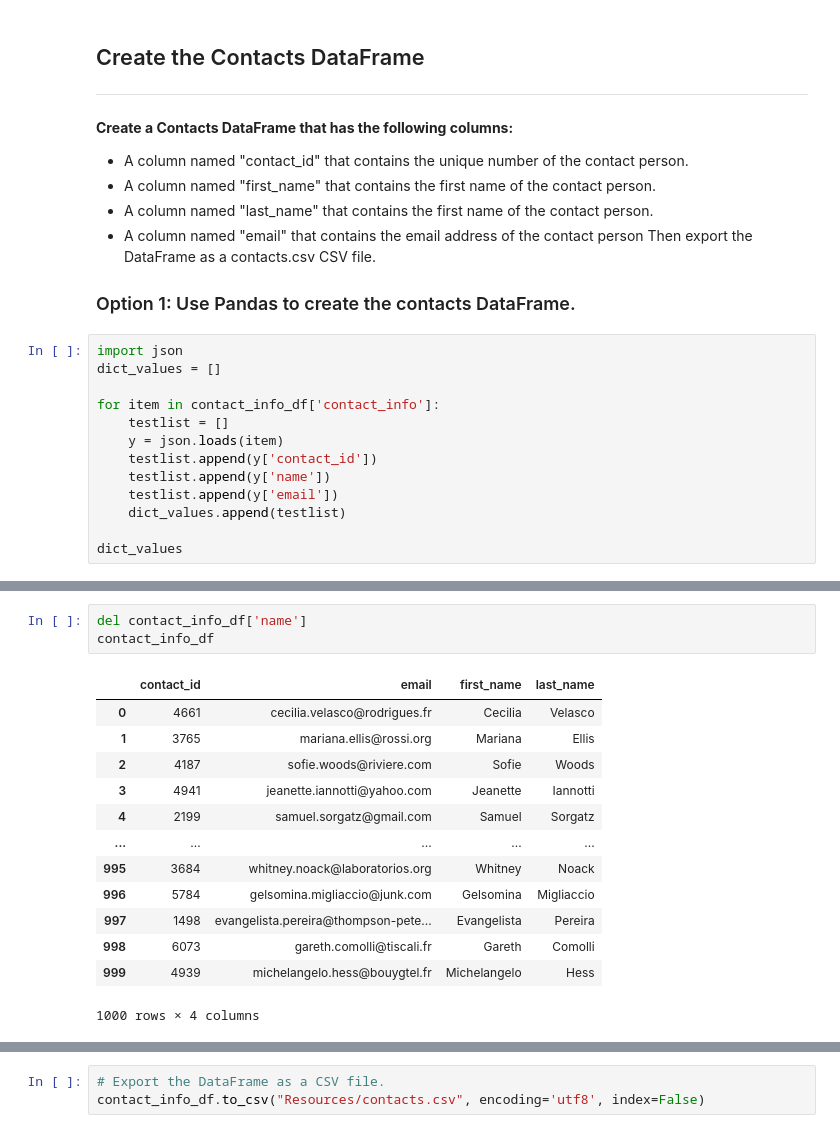
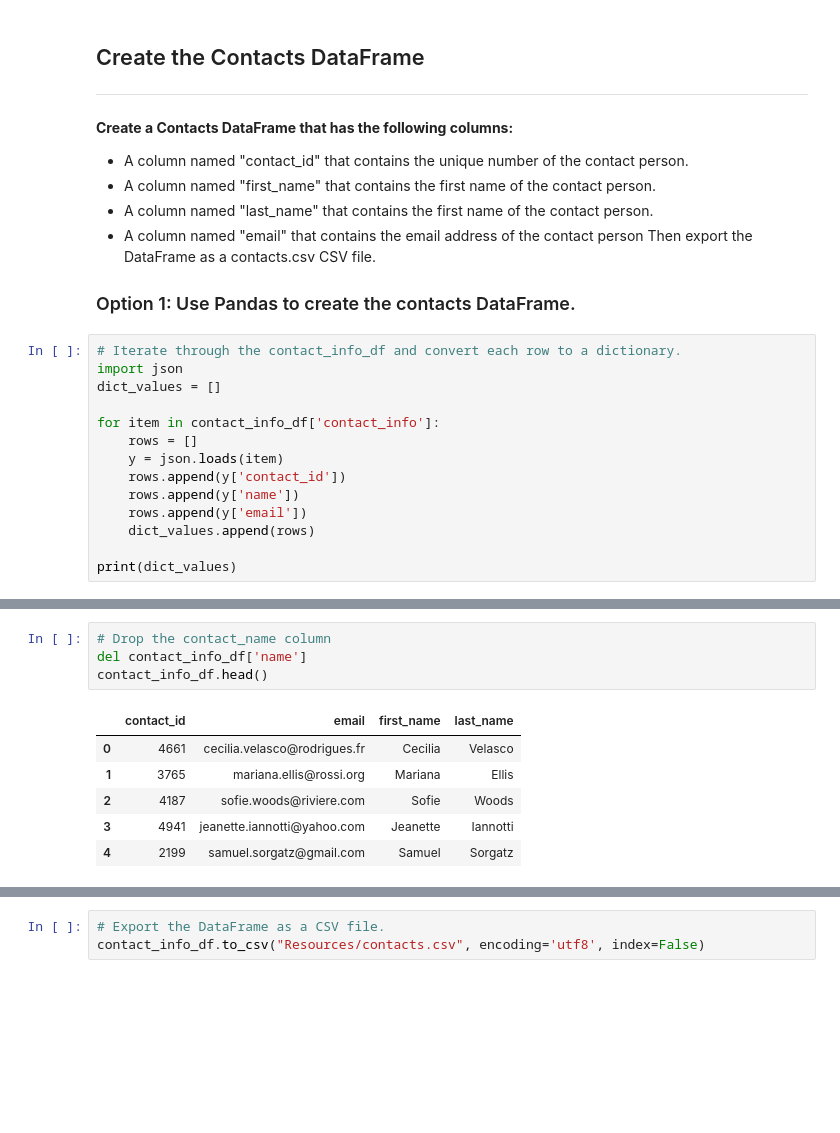
Before and after one commit to termehmohebbie/Crowdfunding-ETL, a Jupyter notebook: ETL_Mini_Project_TMohebbie.ipynb, the cells around one changed output, grey strips where cells are left out. Cells and saved outputs as stored; diff of their text form; blank space fills up the shorter version.

```diff
--- a/ETL_Mini_Project_TMohebbie.ipynb
+++ b/ETL_Mini_Project_TMohebbie.ipynb
@@ -325,16 +309,17 @@ Then export the DataFrame as a contacts.csv CSV file.
 
 ### Option 1: Use Pandas to create the contacts DataFrame.
 # %%
+# Iterate through the contact_info_df and convert each row to a dictionary.
 import json
 dict_values = []
 
 for item in contact_info_df['contact_info']:
-    testlist = []
+    rows = []
     y = json.loads(item)
-    testlist.append(y['contact_id'])
-    testlist.append(y['name'])
-    testlist.append(y['email'])
-    dict_values.append(testlist)
+    rows.append(y['contact_id'])
+    rows.append(y['name'])
+    rows.append(y['email'])
+    dict_values.append(rows)
 
-dict_values
+print(dict_values)
 # %% [output]
@@ -429,18 +386,12 @@ See the caveats in the documentation: https://pandas.pydata.org/pandas-docs/stab
-# %%
-del contact_info_df['name']
-contact_info_df
-# %% [output]
-|  | contact_id | email | first_name | last_name |
-| 0 | 4661 | cecilia.velasco@rodrigues.fr | Cecilia | Velasco |
-| 1 | 3765 | mariana.ellis@rossi.org | Mariana | Ellis |
-| 2 | 4187 | sofie.woods@riviere.com | Sofie | Woods |
-| 3 | 4941 | jeanette.iannotti@yahoo.com | Jeanette | Iannotti |
-| 4 | 2199 | samuel.sorgatz@gmail.com | Samuel | Sorgatz |
-| ... | ... | ... | ... | ... |
-| 995 | 3684 | whitney.noack@laboratorios.org | Whitney | Noack |
-| 996 | 5784 | gelsomina.migliaccio@junk.com | Gelsomina | Migliaccio |
-| 997 | 1498 | evangelista.pereira@thompson-pete... | Evangelista | Pereira |
-| 998 | 6073 | gareth.comolli@tiscali.fr | Gareth | Comolli |
-| 999 | 4939 | michelangelo.hess@bouygtel.fr | Michelangelo | Hess |
-1000 rows × 4 columns
+# %%
+# Drop the contact_name column
+del contact_info_df['name']
+contact_info_df.head()
+# %% [output]
+|  | contact_id | email | first_name | last_name |
+| 0 | 4661 | cecilia.velasco@rodrigues.fr | Cecilia | Velasco |
+| 1 | 3765 | mariana.ellis@rossi.org | Mariana | Ellis |
+| 2 | 4187 | sofie.woods@riviere.com | Sofie | Woods |
+| 3 | 4941 | jeanette.iannotti@yahoo.com | Jeanette | Iannotti |
+| 4 | 2199 | samuel.sorgatz@gmail.com | Samuel | Sorgatz |
 # %%
```
Also changed, not shown: parts of 23 cells of this notebook.
